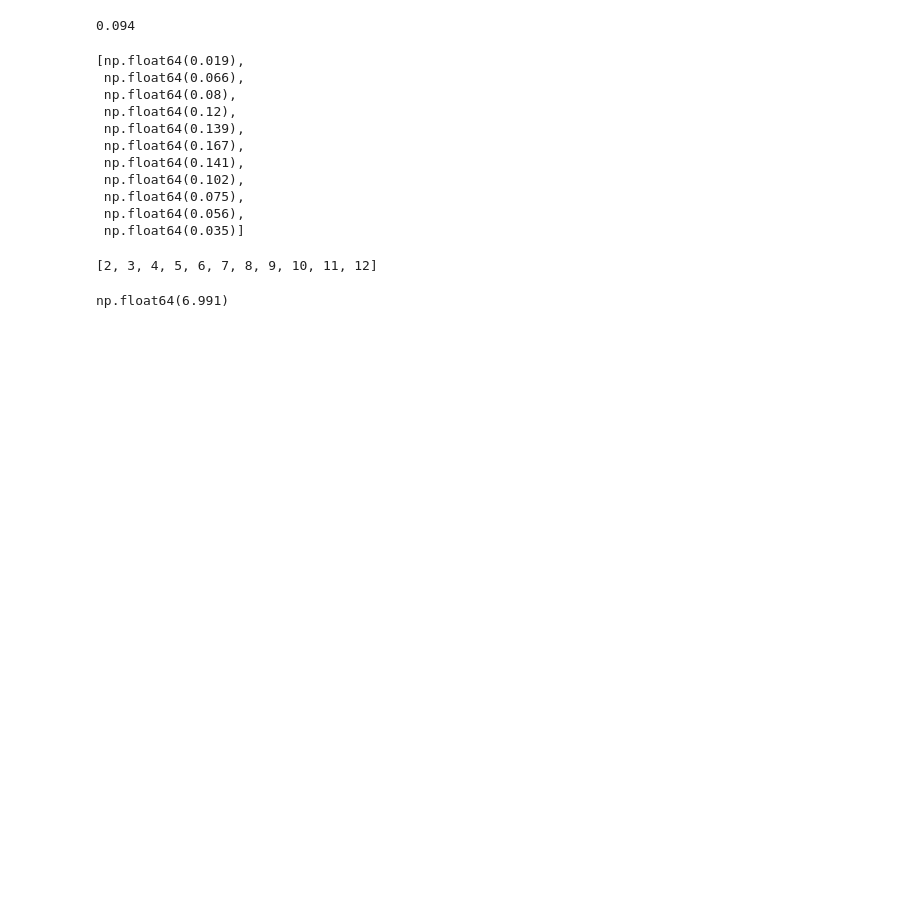
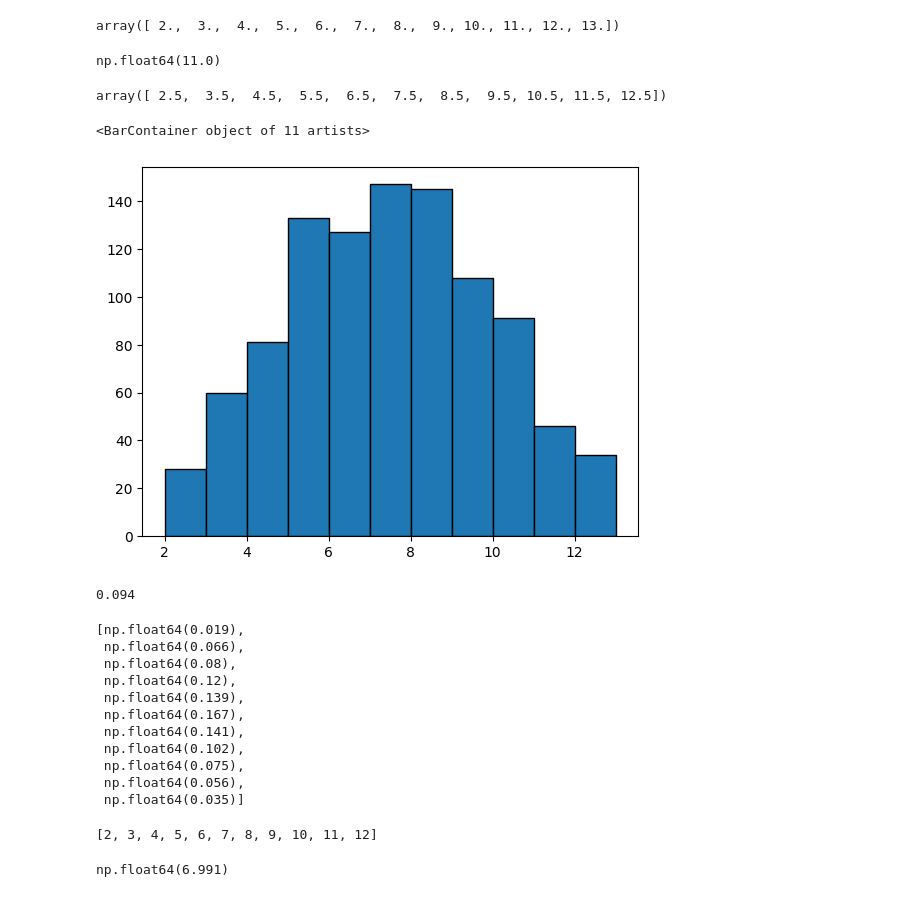
Before and after one commit to asegura4488/MetodosComputacionalesI2025, a Jupyter notebook: Semana13/ElementosDeProbabilidad.ipynb, the cells around one changed output. Drawn from its saved outputs; the diff is of its cells as text; code cells hidden in the pictures; blank space fills up the shorter version.

```diff
--- a/Semana13/ElementosDeProbabilidad.ipynb
+++ b/Semana13/ElementosDeProbabilidad.ipynb
@@ -56,3 +52,30 @@ np.float64(0.167)
+# %%
+# Vamos a construir el objeto histograma
+# Definimos las categorias del histograma
+x = np.linspace(2,13,12)
+x
+# %% [output]
+array([ 2.,  3.,  4.,  5.,  6.,  7.,  8.,  9., 10., 11., 12., 13.])
+# %%
+Rango = x[-1] - x[0]
+Rango
+# %% [output]
+np.float64(11.0)
+# %%
+h, bins = np.histogram(freq, bins=x)
+# Necesitamos el ancho
+w = np.diff(bins)
+# Necesitamos la marca de clase
+m = bins[:-1] + 0.5*w[0]
+m
+# %% [output]
+array([ 2.5,  3.5,  4.5,  5.5,  6.5,  7.5,  8.5,  9.5, 10.5, 11.5, 12.5])
+# %%
+# Vamos a pintar
+plt.bar(m,h,width=w,ec='k')
+# %% [output]
+<BarContainer object of 11 artists>
+[figure, added]
 # %%
 prob2 = np.sum( freq == 2 ) / len(freq)
 prob10 = np.sum( freq == 10 ) / len(freq)
```
Also changed, not shown: parts of 4 cells of this notebook.
